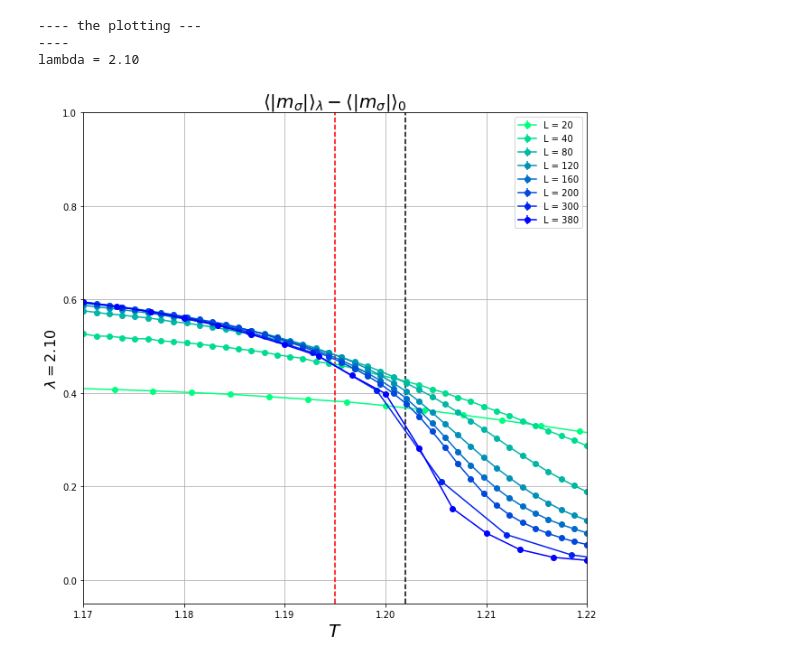
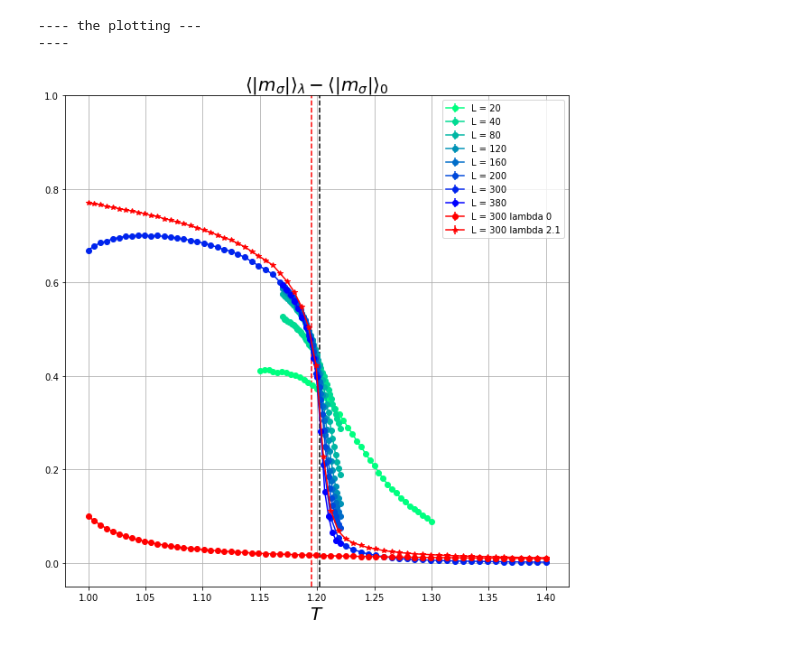
Before and after one commit to Orth-Research/Potts-XY, a Jupyter notebook: compare_magnetizations_lambda0.ipynb, the cells around one changed output. Cells and saved outputs as stored; diff of their text form; code cells hidden in the pictures.

```diff
--- a/compare_magnetizations_lambda0.ipynb
+++ b/compare_magnetizations_lambda0.ipynb
@@ -55,39 +55,40 @@ N_d = N_list
 
 colors_size = [scalarMap.to_rgba(j/(len(N_d)-1)) for j in range(len(N_d))]
 
-print('lambda = {:.2f}'.format(lambdas[0]))
+#print('lambda = {:.2f}'.format(lambdas[0]))
 
 for n in range(len(N_list)):
     N = N_list[n]
 
     temp = all_data_d[n][0]
     #print(len(temp))
     data = (all_data_d[n][3] - all_data_d[n][1] )
     error = (all_data_d[n][4]  + all_data_d[n][2])
 
     #no error bars
     #axs[i].plot(temp, data, marker ='o', linestyle = '-', color=colors_size[n])
     #errorbars
     axs.errorbar(temp, data, yerr = error, marker ='o', linestyle = '-', color=colors_size[n], label = 'L = ' + str(int(N)))
 
+axs.errorbar(all_data_d[-2][0] , all_data_d[-2][1], yerr = all_data_d[-2][2], marker ='o', linestyle = '-', color='red', label = 'L = 300 lambda 0')
+axs.errorbar(all_data_d[-2][0] , all_data_d[-2][3], yerr = all_data_d[-2][4], marker ='*', linestyle = '-', color='red', label = 'L = 300 lambda 2.1')
 
 
-axs.set_ylabel(r'$\lambda = {:.2f}$'.format(lambdas[0]), fontsize = 16)
+#axs.set_ylabel(r'$\lambda = {:.2f}$'.format(lambdas[0]), fontsize = 16)
 axs.set_ylim([-0.05,1])
 axs.grid()
 
 
 axs.set_xlabel('$T$', fontsize = 20)
 axs.legend()
 axs.set_title(r'$\langle | m_{\sigma}|\rangle_{\lambda} - \langle | m_{\sigma}|\rangle_{0}$', fontsize = 20)
-axs.set_xlim([1.17, 1.22])
+#axs.set_xlim([1.17, 1.22])
 axs.plot([1.195, 1.195],[-0.05,1], '--', color = 'red')
 axs.plot([1.202, 1.202],[-0.05,1], '--', color = 'black')
 
 #plt.savefig('./Compare.png', format='png', dpi = 100, bbox_inches='tight')
 plt.show()
 # %% [output]
 ---- the plotting ---
 ----
-lambda = 2.10
-[figure, old version]
+[figure, new version]
```
Also changed, not shown: 2 other files.
